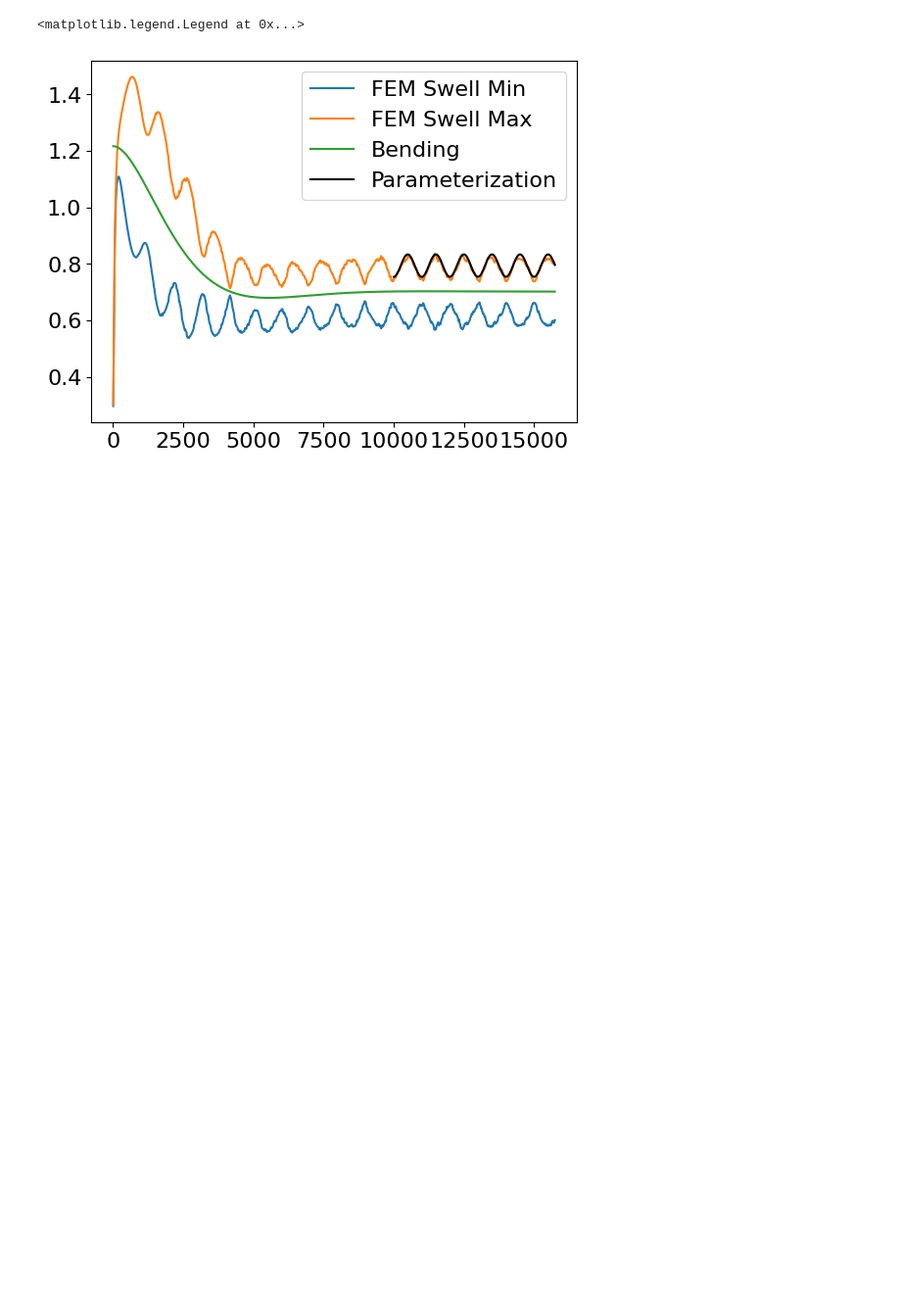
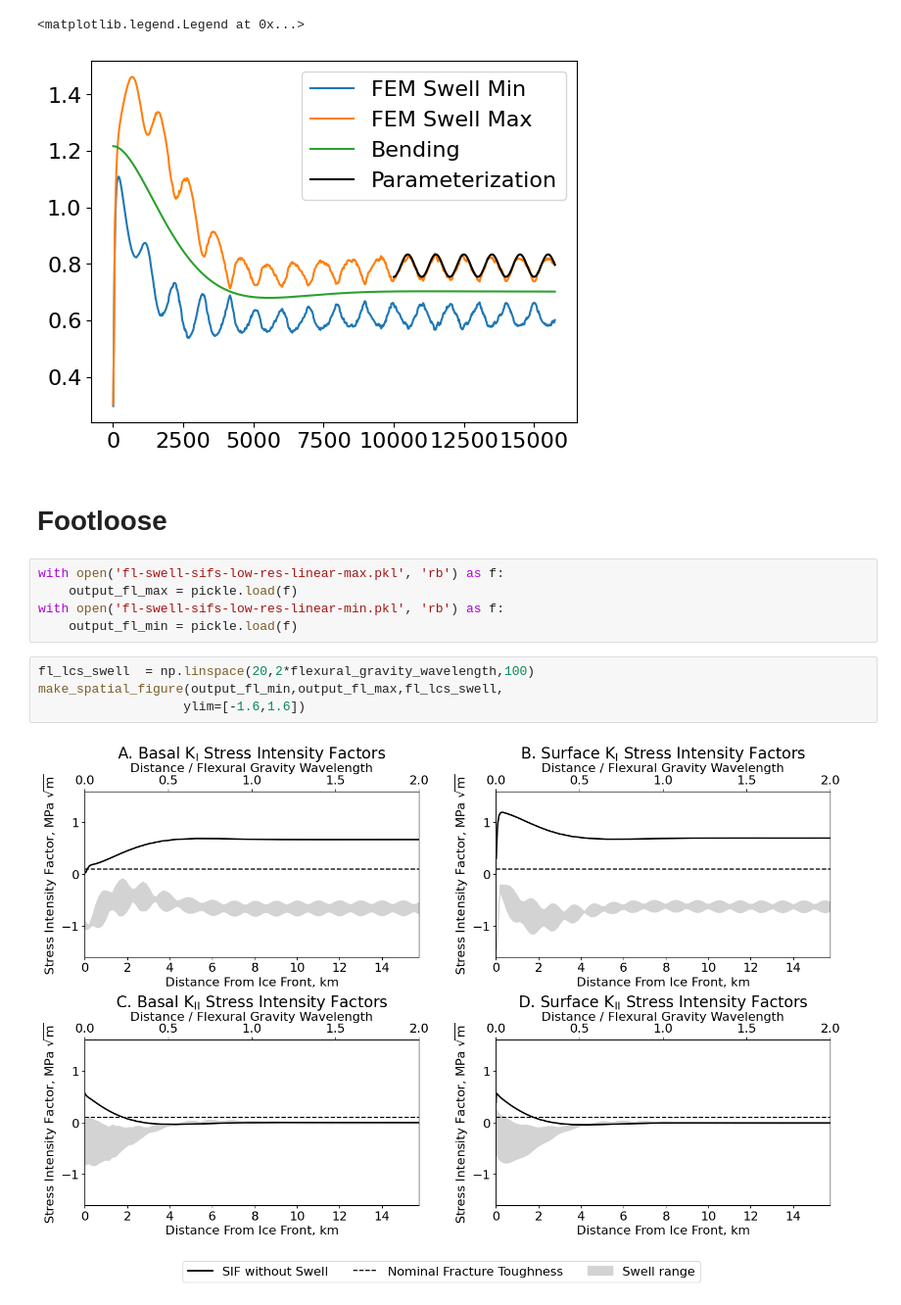
Before and after one commit to bradlipovsky/crevasserator, a Jupyter notebook: crevasse-model-parameter-space.ipynb, the cells around one changed output. Shown: that part at 98% size. Cells and saved outputs as stored; diff of their text form; blank space fills up the shorter version.

```diff
--- a/crevasse-model-parameter-space.ipynb
+++ b/crevasse-model-parameter-space.ipynb
@@ -286,3 +283,16 @@ plt.legend()
 0.09615484399878739
 <matplotlib.legend.Legend at 0x...>
 [figure]
+# %% [markdown]
+# Footloose
+# %%
+with open('fl-swell-sifs-low-res-linear-max.pkl', 'rb') as f:
+    output_fl_max = pickle.load(f)
+with open('fl-swell-sifs-low-res-linear-min.pkl', 'rb') as f:
+    output_fl_min = pickle.load(f)
+# %%
+fl_lcs_swell  = np.linspace(20,2*flexural_gravity_wavelength,100)
+make_spatial_figure(output_fl_min,output_fl_max,fl_lcs_swell,
+                   ylim=[-1.6,1.6])
+# %% [output]
+[figure, added]
```
Also changed, not shown: parts of 5 cells of this notebook, 2 other files.
